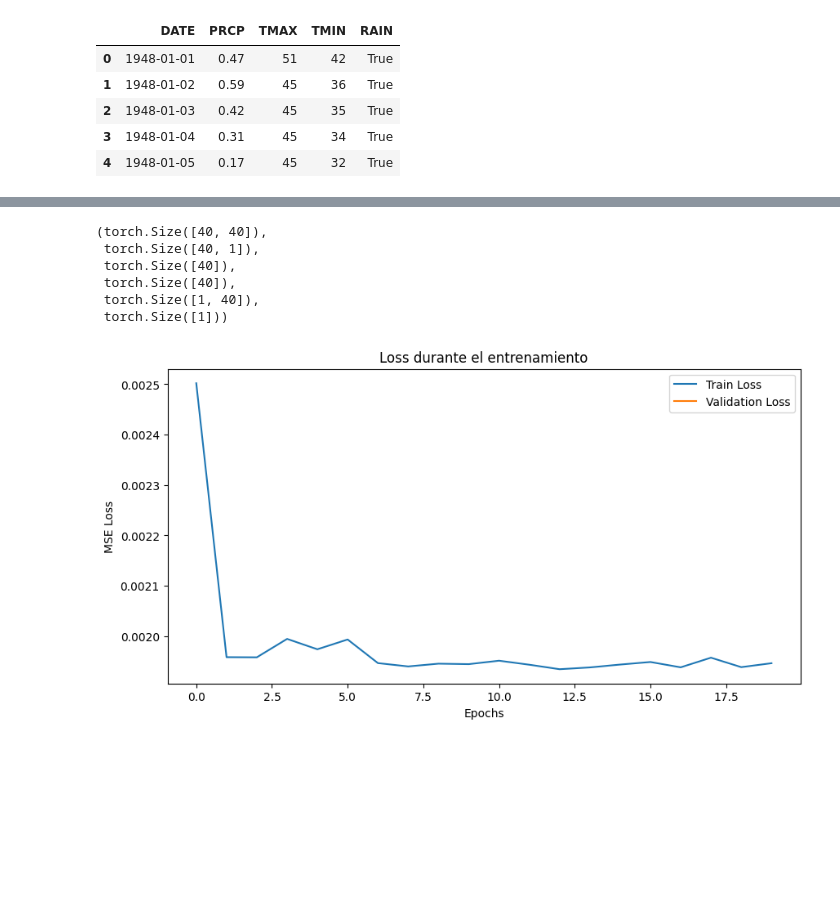
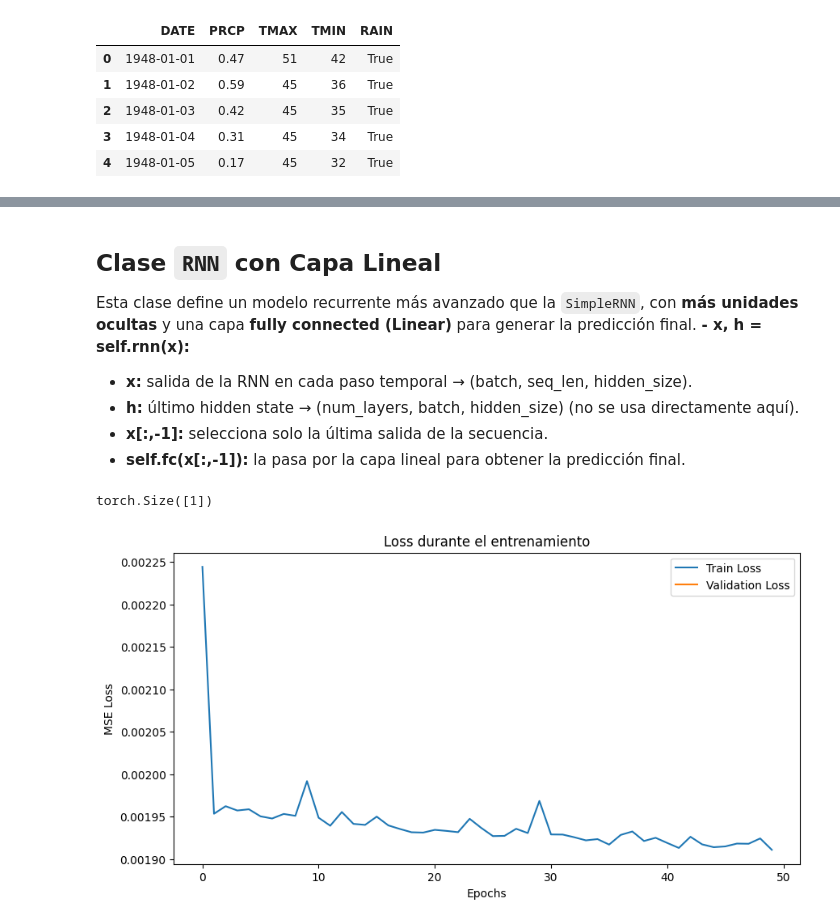
Before and after one commit to bspoloo/SIS421-022025, a Jupyter notebook: Laboratorios/Laboratorio 3/rnn.ipynb, the cells around one changed output, grey strips where cells are left out. Cells and saved outputs as stored; diff of their text form; code cells hidden in the pictures; blank space fills up the shorter version.

```diff
--- a/Laboratorios/Laboratorio 3/rnn.ipynb
+++ b/Laboratorios/Laboratorio 3/rnn.ipynb
@@ -62,20 +120,10 @@ from sklearn.preprocessing import MinMaxScaler
 
 # 1. Extraer la serie de precipitación
 values = df["PRCP"].values.reshape(-1, 1)
-
-# Escalar los datos (opcional pero recomendado para RNN/LSTM)
 scaler = MinMaxScaler()
 values = scaler.fit_transform(values)
 
-# 2. Crear secuencias (ventanas de n_steps)
-def create_sequences(data, n_steps):
-    X, y = [], []
-    for i in range(len(data) - n_steps):
-        X.append(data[i:i+n_steps])
-        y.append(data[i+n_steps])  # el valor siguiente
-    return np.array(X), np.array(y)
-
-n_steps = 10  # igual que en la doc
+n_steps = 30
 X, y = create_sequences(values, n_steps)
 
 print("Total X shape:", X.shape)
@@ -268,3 +454,13 @@ y_pred = predict(rnn, dataloader['test'])
+# %% [markdown]
+## Clase `RNN` con Capa Lineal
+
+Esta clase define un modelo recurrente más avanzado que la `SimpleRNN`, con **más unidades ocultas** y una capa **fully connected (Linear)** para generar la predicción final.
+**- x, h = self.rnn(x):**
+
+- **x:** salida de la RNN en cada paso temporal → (batch, seq_len, hidden_size).
+- **h:** último hidden state → (num_layers, batch, hidden_size) (no se usa directamente aquí).
+- **x[:,-1]:** selecciona solo la última salida de la secuencia.
+- **self.fc(x[:,-1]):** la pasa por la capa lineal para obtener la predicción final.
 # %%
 class RNN(torch.nn.Module):
   def __init__(self):
@@ -282,30 +476,28 @@ rnn = RNN()
 # %%
-rnn.rnn.weight_hh_l0.shape, rnn.rnn.weight_ih_l0.shape, rnn.rnn.bias_hh_l0.shape, rnn.rnn.bias_ih_l0.shape, rnn.fc.weight.shape, rnn.fc.bias.shape
+rnn = RNN()
+rnn.rnn.weight_hh_l0.shape,
+rnn.rnn.weight_ih_l0.shape,
+rnn.rnn.bias_hh_l0.shape,
+rnn.rnn.bias_ih_l0.shape,
+rnn.fc.weight.shape,
+rnn.fc.bias.shape
 # %% [output]
-(torch.Size([40, 40]),
- torch.Size([40, 1]),
- torch.Size([40]),
- torch.Size([40]),
- torch.Size([1, 40]),
- torch.Size([1]))
+torch.Size([1])
 # %%
-train_losses, val_losses = fit(rnn, dataloader, epochs=20)
+train_losses, val_losses = fit(rnn, dataloader, epochs=50)
 
 # Graficar loss
 import matplotlib.pyplot as plt
 plt.figure(figsize=(10,5))
 plt.plot(train_losses, label="Train Loss")
 plt.plot(val_losses, label="Validation Loss")
 plt.xlabel("Epochs")
 plt.ylabel("MSE Loss")
 plt.title("Loss durante el entrenamiento")
 plt.legend()
 plt.show()
-
-# Predicciones sobre test
-y_pred = predict(rnn, dataloader['test'])
 # %% [output]
-[figure, old version]
+[figure, new version]
 # %%
 y_pred = predict(rnn, dataloader['test']).cpu().numpy()
 plot_series(X_test, y_test, y_pred)
```
Also changed, not shown: parts of 34 cells of this notebook.
